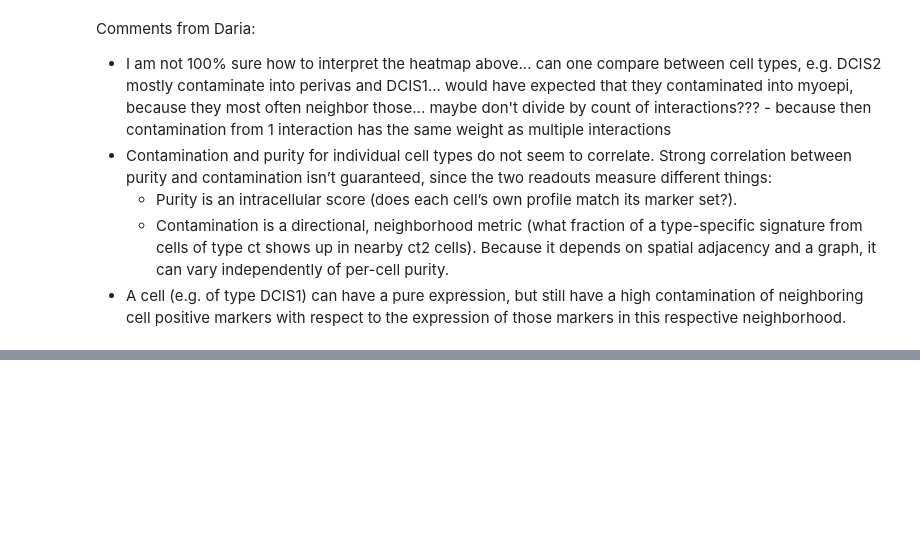
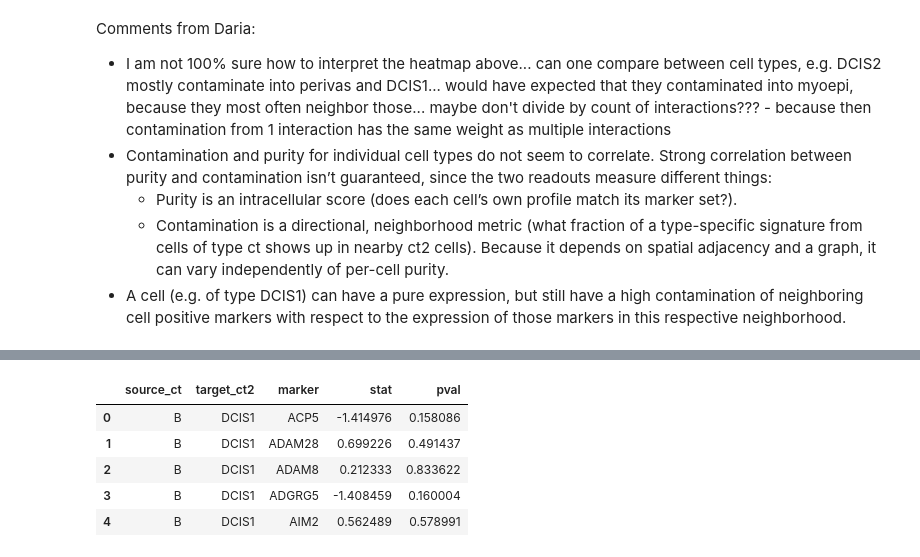
Before and after one commit to LazDaria/SegTraQ, a Jupyter notebook: docs/notebooks/spillover_metrics_supervised.ipynb, the cells around one changed output, grey strips where cells are left out. Drawn from its saved outputs; the diff is of its cells as text; code cells hidden in the pictures; blank space fills up the shorter version.

```diff
--- a/docs/notebooks/spillover_metrics_supervised.ipynb
+++ b/docs/notebooks/spillover_metrics_supervised.ipynb
@@ -379,0 +501,9 @@ Comments from Daria:
+# %%
+diff_abundance_df.head()
+# %% [output]
+|  | source_ct | target_ct2 | marker | stat | pval |
+| 0 | B | DCIS1 | ACP5 | -1.414976 | 0.158086 |
+| 1 | B | DCIS1 | ADAM28 | 0.699226 | 0.491437 |
+| 2 | B | DCIS1 | ADAM8 | 0.212333 | 0.833622 |
+| 3 | B | DCIS1 | ADGRG5 | -1.408459 | 0.160004 |
+| 4 | B | DCIS1 | AIM2 | 0.562489 | 0.578991 |
```
Also changed, not shown: parts of 11 cells of this notebook.
